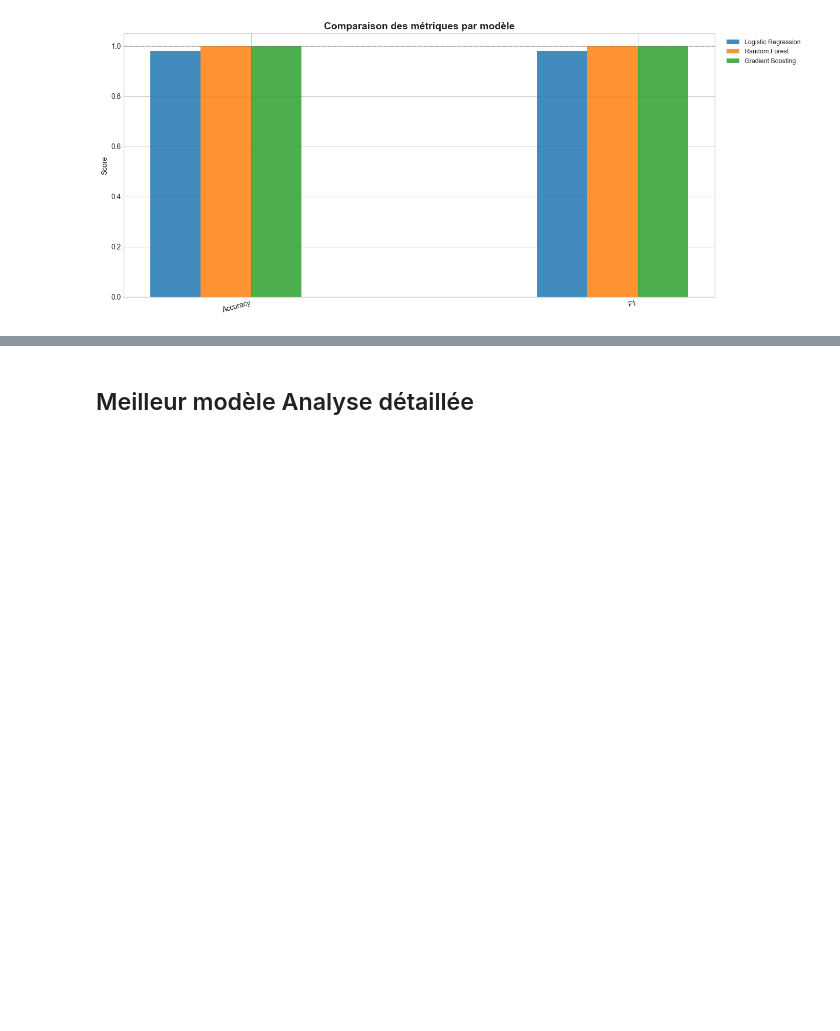
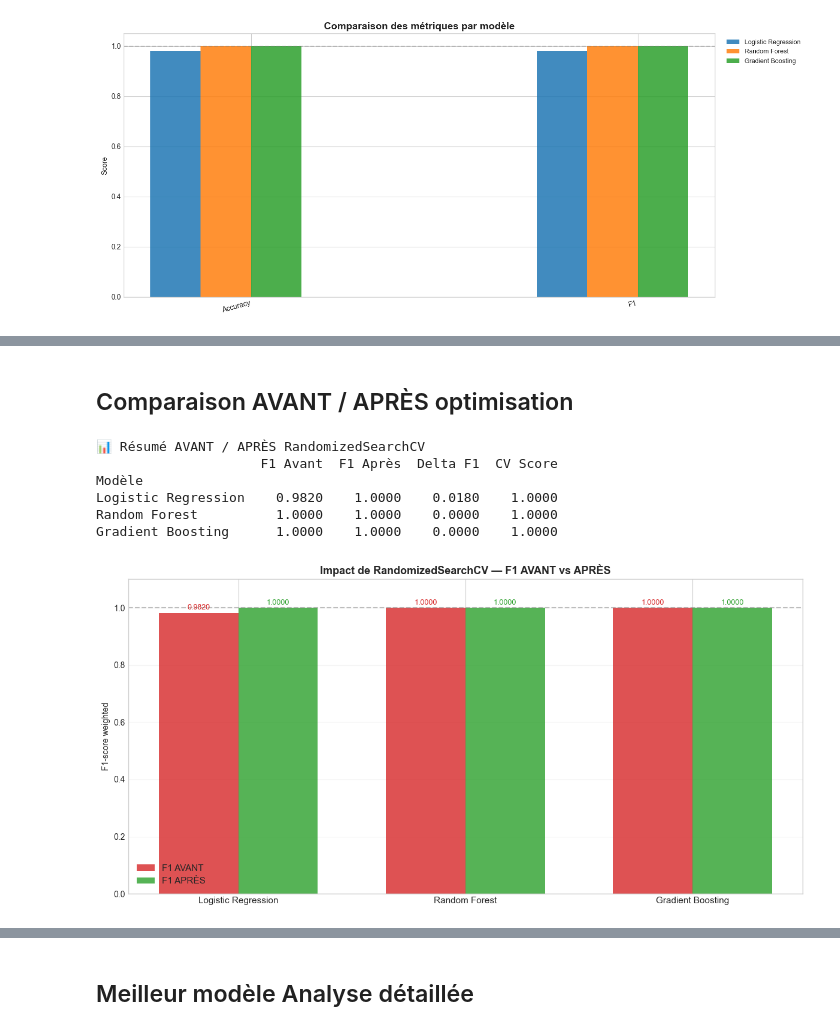
Before and after one commit to lefarmer01600/TPRE612, a Jupyter notebook: src/training/model/classification_desserte.ipynb, the cells around one changed output, grey strips where cells are left out. Drawn from its saved outputs; the diff is of its cells as text; code cells hidden in the pictures; blank space fills up the shorter version.

```diff
--- a/src/training/model/classification_desserte.ipynb
+++ b/src/training/model/classification_desserte.ipynb
@@ -262,0 +485,41 @@ plt.show()
+# %% [markdown]
+## Comparaison AVANT / APRÈS optimisation
+# %%
+# Tableau comparatif AVANT / APRÈS
+print("\n Résumé AVANT / APRÈS RandomizedSearchCV")
+print(df_search[['F1 Avant', 'F1 Après', 'Delta F1', 'CV Score']].to_string())
+
+# Visualisation barres groupées AVANT vs APRÈS
+fig, ax = plt.subplots(figsize=(12, 6))
+x = np.arange(len(df_search))
+width = 0.35
+
+bars1 = ax.bar(x - width/2, df_search['F1 Avant'], width, label='F1 AVANT', color='#d62728', alpha=0.8)
+bars2 = ax.bar(x + width/2, df_search['F1 Après'], width, label='F1 APRÈS', color='#2ca02c', alpha=0.8)
+
+for bar in bars1:
+    ax.text(bar.get_x() + bar.get_width()/2, bar.get_height() + 0.005,
+            f'{bar.get_height():.4f}', ha='center', va='bottom', fontsize=9, color='#d62728')
+for bar in bars2:
+    ax.text(bar.get_x() + bar.get_width()/2, bar.get_height() + 0.005,
+            f'{bar.get_height():.4f}', ha='center', va='bottom', fontsize=9, color='#2ca02c')
+
+ax.set_xticks(x)
+ax.set_xticklabels(df_search.index, fontsize=11)
+ax.set_ylabel('F1-score weighted')
+ax.set_title('Impact de RandomizedSearchCV — F1 AVANT vs APRÈS', fontsize=13, fontweight='bold')
+ax.set_ylim(0, 1.1)
+ax.legend(fontsize=11)
+ax.axhline(y=df_results['F1'].max(), color='gray', linestyle='--', alpha=0.5, label='Baseline max')
+ax.grid(True, alpha=0.2, axis='y')
+
+plt.tight_layout()
+plt.show()
+# %% [output]
+📊 Résumé AVANT / APRÈS RandomizedSearchCV
+                     F1 Avant  F1 Après  Delta F1  CV Score
+Modèle
+Logistic Regression    0.9820    1.0000    0.0180    1.0000
+Random Forest          1.0000    1.0000    0.0000    1.0000
+Gradient Boosting      1.0000    1.0000    0.0000    1.0000
+[figure, added]
```
Also changed, not shown: parts of 12 cells of this notebook.
